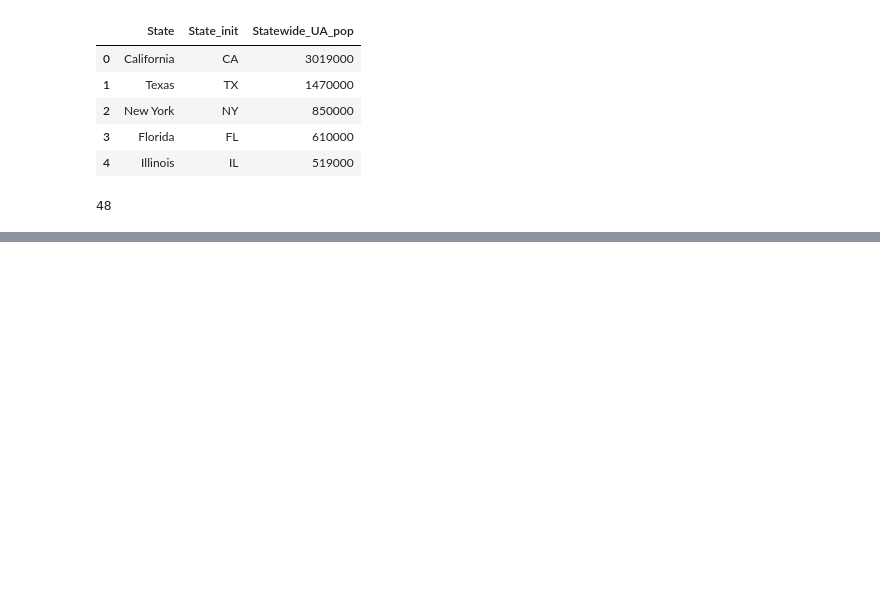
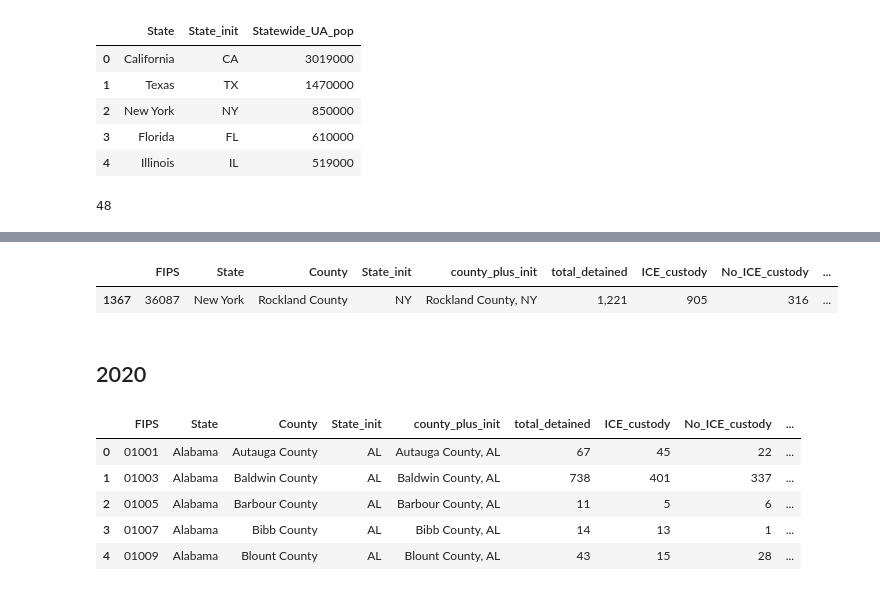
Before and after one commit to austinbrian/sheriffs, a Jupyter notebook: notebooks/Elections notebook.ipynb, the cells around one changed output, grey strips where cells are left out. Cells and saved outputs as stored; diff of their text form; code cells hidden in the pictures; blank space fills up the shorter version.

```diff
--- a/notebooks/Elections notebook.ipynb
+++ b/notebooks/Elections notebook.ipynb
@@ -185,0 +301,16 @@ get_pres_data().set_index(['state','fips_countyname_county'])['FIPS'].to_dict()
+# %%
+cdf[cdf.county_plus_init=='Rockland County, NY']
+# %% [output]
+|  | FIPS | State | County | State_init | county_plus_init | total_detained | ICE_custody | No_ICE_custody | ... |
+| 1367 | 36087 | New York | Rockland County | NY | Rockland County, NY | 1,221 | 905 | 316 | ... |
+# %% [markdown]
+## 2020
+# %%
+cdf.head()
+# %% [output]
+|  | FIPS | State | County | State_init | county_plus_init | total_detained | ICE_custody | No_ICE_custody | ... |
+| 0 | 01001 | Alabama | Autauga County | AL | Autauga County, AL | 67 | 45 | 22 | ... |
+| 1 | 01003 | Alabama | Baldwin County | AL | Baldwin County, AL | 738 | 401 | 337 | ... |
+| 2 | 01005 | Alabama | Barbour County | AL | Barbour County, AL | 11 | 5 | 6 | ... |
+| 3 | 01007 | Alabama | Bibb County | AL | Bibb County, AL | 14 | 13 | 1 | ... |
+| 4 | 01009 | Alabama | Blount County | AL | Blount County, AL | 43 | 15 | 28 | ... |
```
Also changed, not shown: parts of 29 cells of this notebook.
